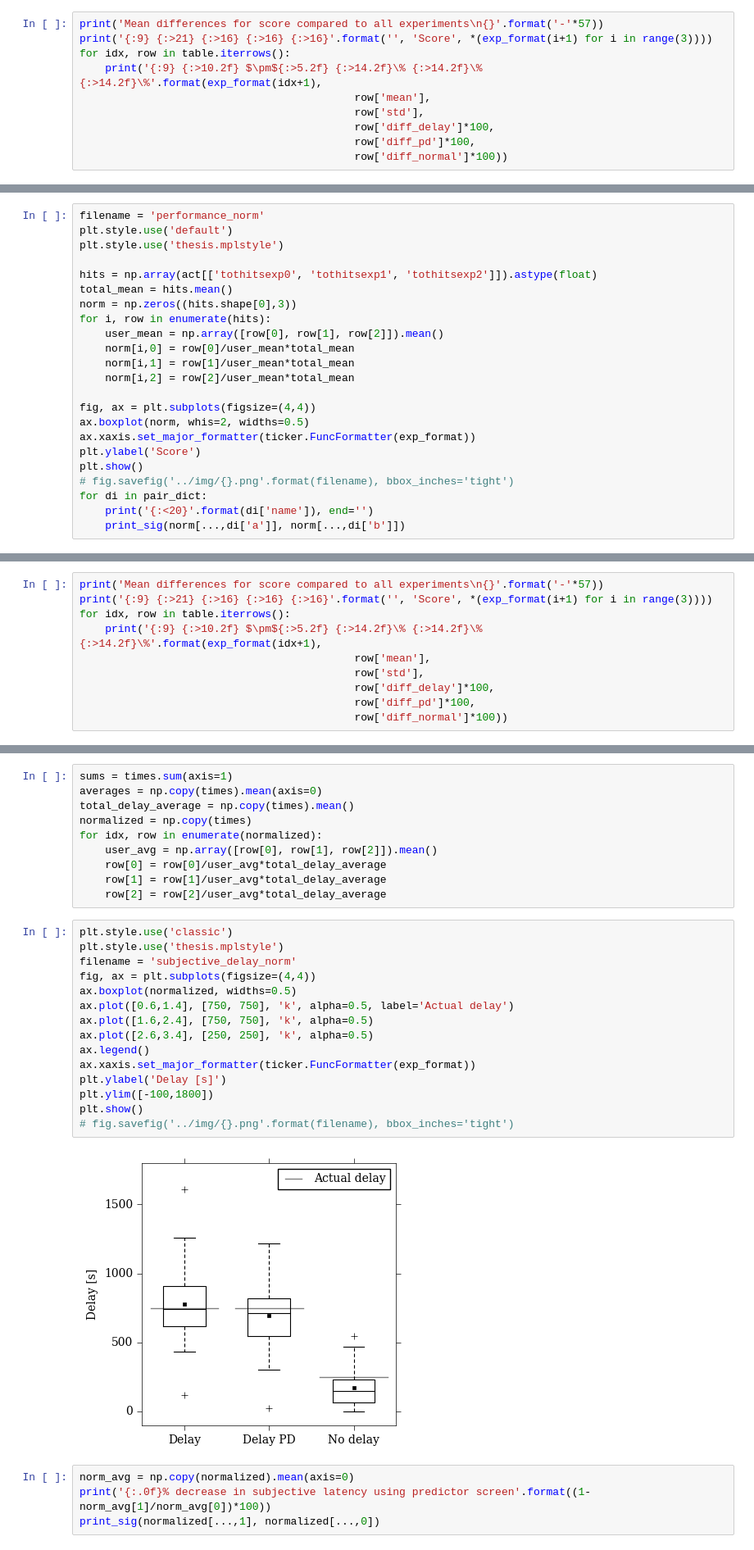
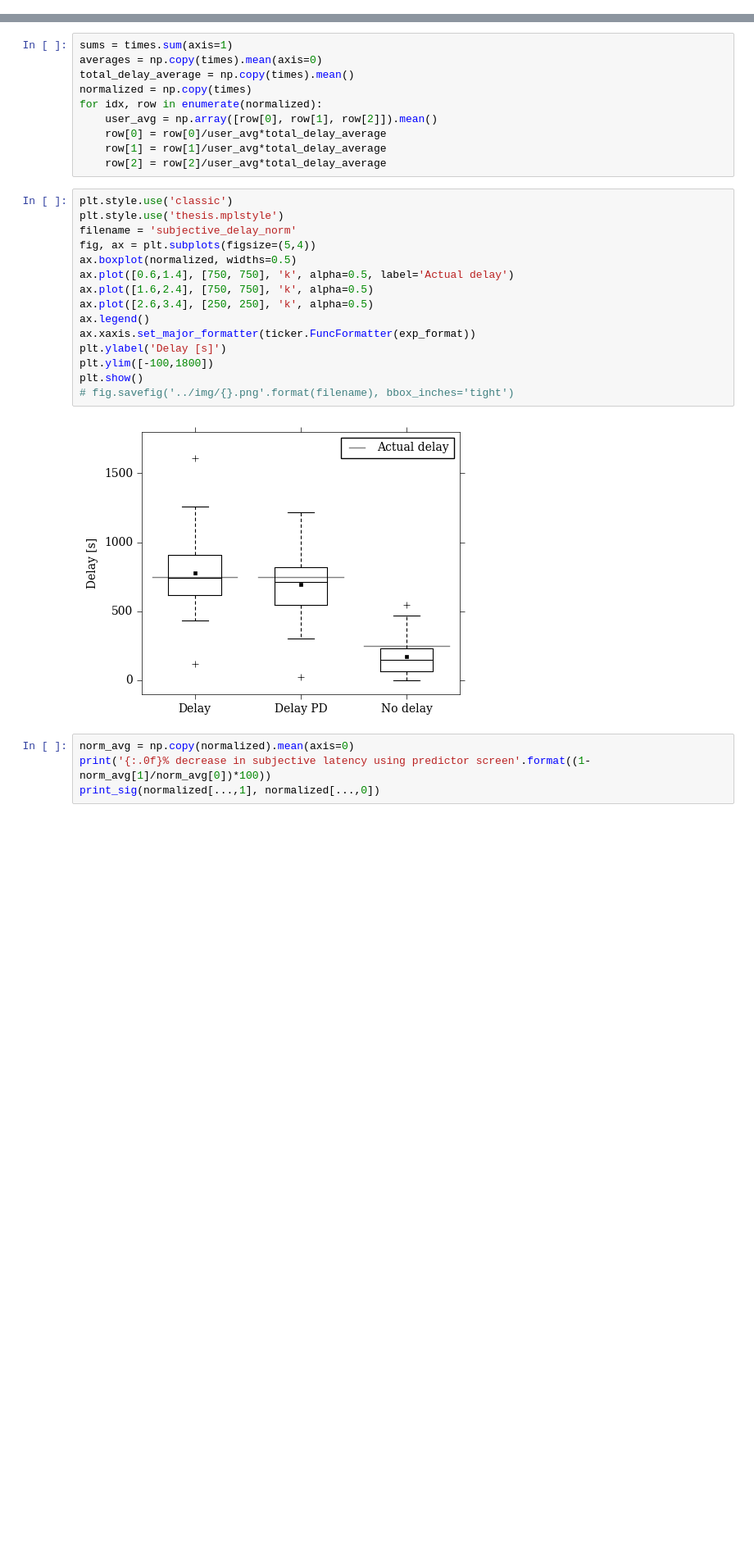
Before and after one commit to martinloland/master_thesis, a Jupyter notebook: data/Thesis Data.ipynb, the cells around one changed output, grey strips where cells are left out. Shown at 82% size. Saved outputs shown, nothing was run; the diff lists cells and outputs as text; blank space fills up the shorter version.

Commit message:
tables

```diff
--- a/data/Thesis Data.ipynb
+++ b/data/Thesis Data.ipynb
@@ -170,10 +199,0 @@ table
-# %%
-print('Mean differences for score compared to all experiments\n{}'.format('-'*57))
-print('{:9} {:>21} {:>16} {:>16} {:>16}'.format('', 'Score', *(exp_format(i+1) for i in range(3))))
-for idx, row in table.iterrows():
-    print('{:9} {:>10.2f} $\pm${:>5.2f} {:>14.2f}\% {:>14.2f}\% {:>14.2f}\%'.format(exp_format(idx+1),
-                                           row['mean'],
-                                           row['std'],
-                                           row['diff_delay']*100,
-                                           row['diff_pd']*100,
-                                           row['diff_normal']*100))
@@ -189,23 +220,0 @@ No delay       15.87 $\pm$ 1.99         154.37\%         110.88\%           0.00
-# %%
-filename = 'performance_norm'
-plt.style.use('default')
-plt.style.use('thesis.mplstyle')
-
-hits = np.array(act[['tothitsexp0', 'tothitsexp1', 'tothitsexp2']]).astype(float)
-total_mean = hits.mean()
-norm = np.zeros((hits.shape[0],3))
-for i, row in enumerate(hits):
-    user_mean = np.array([row[0], row[1], row[2]]).mean()
-    norm[i,0] = row[0]/user_mean*total_mean
-    norm[i,1] = row[1]/user_mean*total_mean
-    norm[i,2] = row[2]/user_mean*total_mean
-
-fig, ax = plt.subplots(figsize=(4,4))
-ax.boxplot(norm, whis=2, widths=0.5)
-ax.xaxis.set_major_formatter(ticker.FuncFormatter(exp_format))
-plt.ylabel('Score')
-plt.show()
-# fig.savefig('../img/{}.png'.format(filename), bbox_inches='tight')
-for di in pair_dict:
-    print('{:<20}'.format(di['name']), end='')
-    print_sig(norm[...,di['a']], norm[...,di['b']])
@@ -244,10 +220,0 @@ table
-# %%
-print('Mean differences for score compared to all experiments\n{}'.format('-'*57))
-print('{:9} {:>21} {:>16} {:>16} {:>16}'.format('', 'Score', *(exp_format(i+1) for i in range(3))))
-for idx, row in table.iterrows():
-    print('{:9} {:>10.2f} $\pm${:>5.2f} {:>14.2f}\% {:>14.2f}\% {:>14.2f}\%'.format(exp_format(idx+1),
-                                           row['mean'],
-                                           row['std'],
-                                           row['diff_delay']*100,
-                                           row['diff_pd']*100,
-                                           row['diff_normal']*100))
@@ -427,20 +467,20 @@ for idx, row in enumerate(normalized):
 # %%
 plt.style.use('classic')
 plt.style.use('thesis.mplstyle')
 filename = 'subjective_delay_norm'
-fig, ax = plt.subplots(figsize=(4,4))
+fig, ax = plt.subplots(figsize=(5,4))
 ax.boxplot(normalized, widths=0.5)
 ax.plot([0.6,1.4], [750, 750], 'k', alpha=0.5, label='Actual delay')
 ax.plot([1.6,2.4], [750, 750], 'k', alpha=0.5)
 ax.plot([2.6,3.4], [250, 250], 'k', alpha=0.5)
 ax.legend()
 ax.xaxis.set_major_formatter(ticker.FuncFormatter(exp_format))
 plt.ylabel('Delay [s]')
 plt.ylim([-100,1800])
 plt.show()
 # fig.savefig('../img/{}.png'.format(filename), bbox_inches='tight')
 # %% [output]
-[figure, old version]
+[figure, new version]
 # %%
 norm_avg = np.copy(normalized).mean(axis=0)
 print('{:.0f}% decrease in subjective latency using predictor screen'.format((1-norm_avg[1]/norm_avg[0])*100))
```
Also changed, not shown: parts of 25 cells of this notebook, 3 other files.
